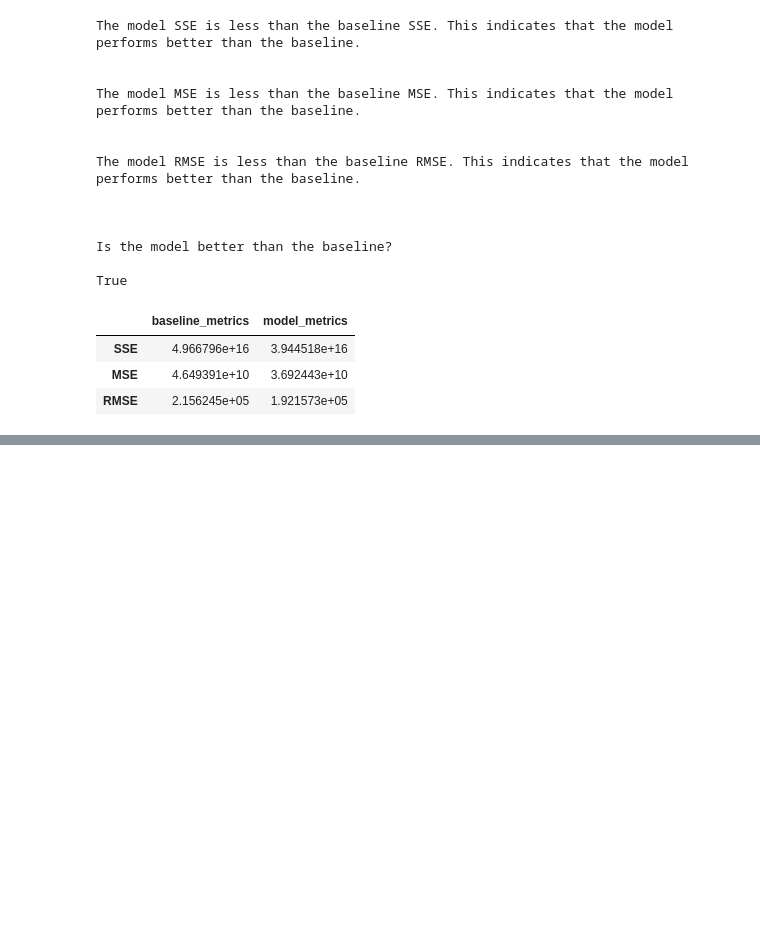
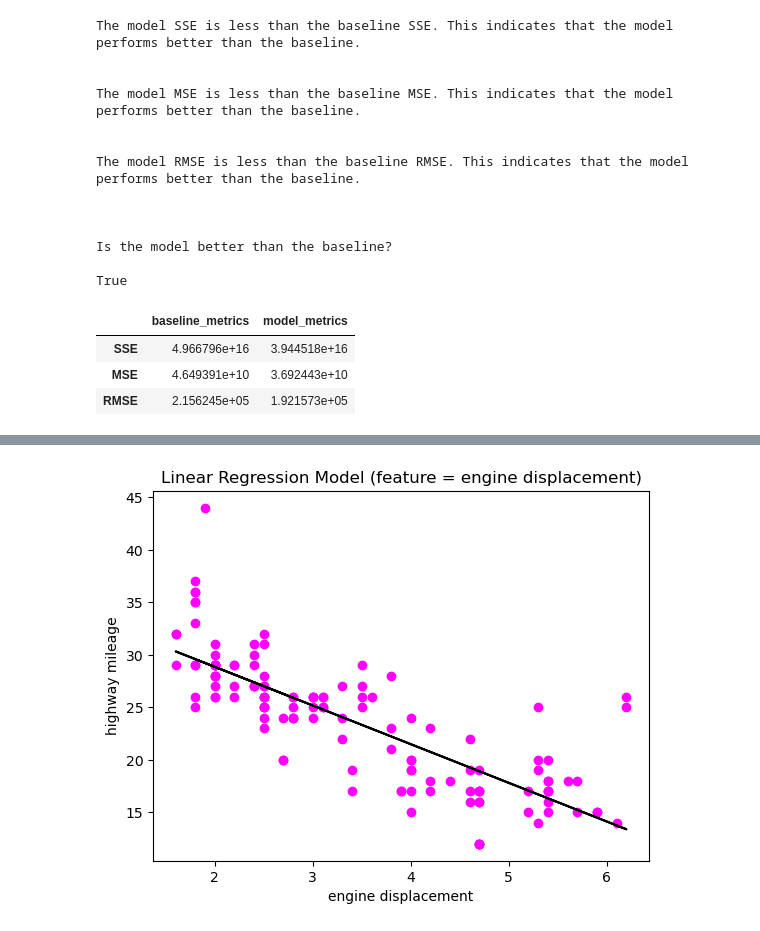
Before and after one commit to caroline-miller0921/regression_exercises, a Jupyter notebook: evaluate.ipynb, the cells around one changed output, grey strips where cells are left out. Saved outputs shown, nothing was run; the diff lists cells and outputs as text; code cells hidden in the pictures; blank space fills up the shorter version.

```diff
--- a/evaluate.ipynb
+++ b/evaluate.ipynb
@@ -359,0 +525,12 @@ True
+# %%
+mpg = mpg.drop(columns={'manufacturer', 'model', 'trans', 'drv', 'fl', 'class'})
+# %%
+train_validate, test = train_test_split(mpg, test_size=.2, random_state=123)
+train, validate = train_test_split(train_validate, test_size=.3, random_state=123)
+# %%
+train_X = train.drop(columns='hwy')
+train_y = train['hwy']
+# %%
+lm = LinearRegression().fit(train_X[['displ']], train_y)
+yhat = lm.predict(train_X[['displ']])
+yhat
@@ -359,0 +555,10 @@ True
+# %%
+plt.scatter(train_X[['displ']], train_y, color='magenta')
+
+plt.plot(train_X[['displ']], yhat, color='black')
+plt.title('Linear Regression Model (feature = engine displacement)')
+plt.xlabel('engine displacement')
+plt.ylabel('highway mileage')
+plt.show()
+# %% [output]
+[figure, added]
```
Also changed, not shown: parts of 26 cells of this notebook, 1 other file.
